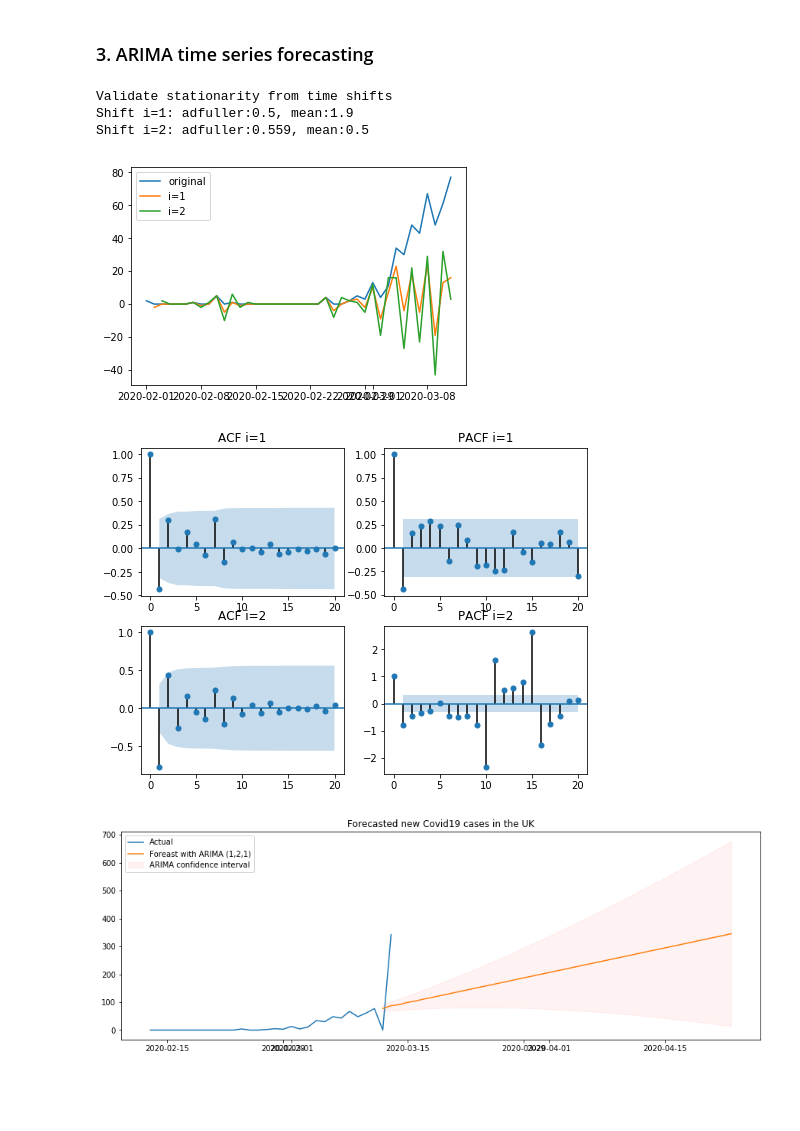
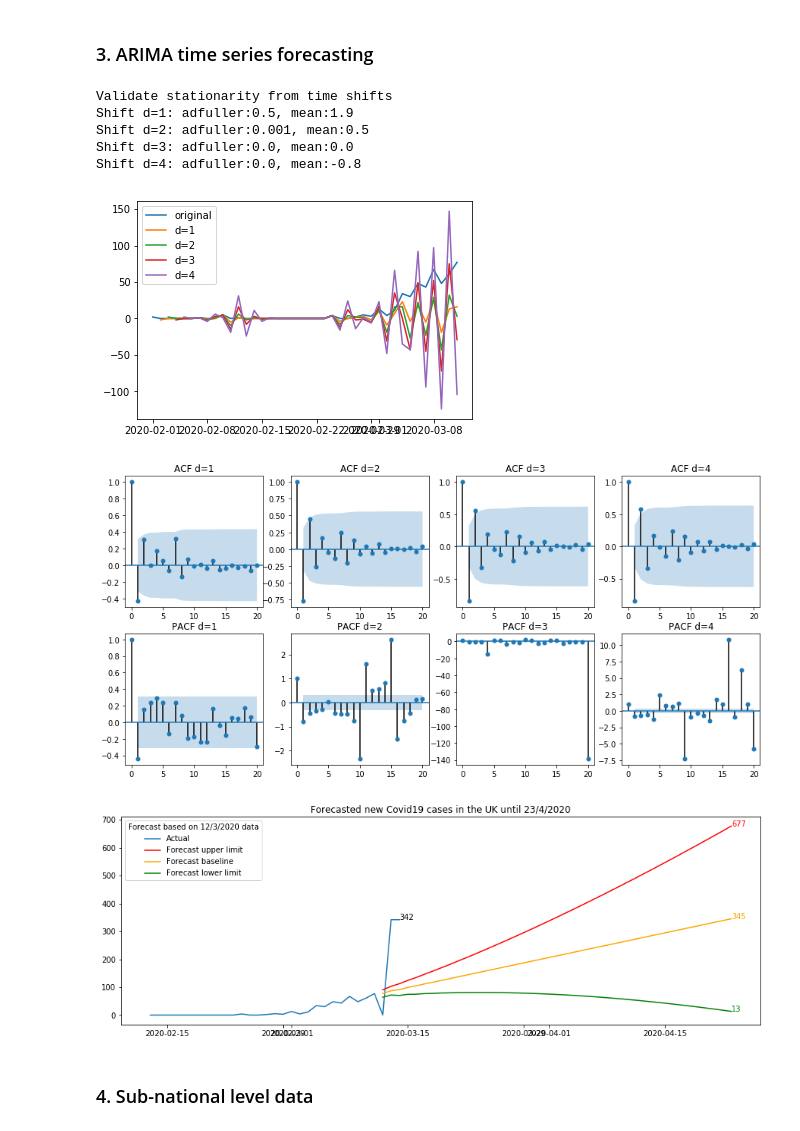
Before and after one commit to khairulomar/Covid-19, a Jupyter notebook: Covid19.ipynb, the cells around one changed output. Drawn from its saved outputs; the diff is of its cells as text; code cells hidden in the pictures; blank space fills up the shorter version.

```diff
--- a/Covid19.ipynb
+++ b/Covid19.ipynb
@@ -43,7 +43,7 @@ for day in range(1,29+1):
     df_feb = pd.concat([df_feb, rec])
 
 # Latest Mar date
-day = 13
+day = 14
 
 # Fetch Mar data to date
 df_mar = pd.DataFrame()
@@ -140,35 +137,47 @@ New confirmed cases from 1/2/2020 to 13/3/2020
 # %%
 dfuk0 = df1[df1.country=='United Kingdom'].new_confirmed.sort_index()
 
-# Select relevant period
-dfuk  = dfuk0[:-2]
+# Select relevant period for model input
+dfuk  = dfuk0[:-3]
 
 # Shift data
 dfuk1  = dfuk - dfuk.shift(1)
 dfuk2  = dfuk1 - dfuk1.shift(1)
+dfuk3  = dfuk2 - dfuk2.shift(1)
+dfuk4  = dfuk3 - dfuk3.shift(1)
 print(f'Validate stationarity from time shifts')
-print(f'Shift i=1: adfuller:{round(adfuller(dfuk1[1:])[1],3)}, mean:{round(np.nanmean(dfuk1),1)}')
-print(f'Shift i=2: adfuller:{round(adfuller(dfuk1[2:])[1],3)}, mean:{round(np.nanmean(dfuk2),1)}')
+print(f'Shift d=1: adfuller:{round(adfuller(dfuk1[1:])[1],3)}, mean:{round(np.nanmean(dfuk1),1)}')
+print(f'Shift d=2: adfuller:{round(adfuller(dfuk2[2:])[1],3)}, mean:{round(np.nanmean(dfuk2),1)}')
+print(f'Shift d=3: adfuller:{round(adfuller(dfuk3[3:])[1],3)}, mean:{round(np.nanmean(dfuk3),1)}')
+print(f'Shift d=4: adfuller:{round(adfuller(dfuk4[4:])[1],3)}, mean:{round(np.nanmean(dfuk4),1)}')
 
 plt.plot(dfuk, label='original')
-plt.plot(dfuk1, label='i=1')
-plt.plot(dfuk2, label='i=2')
+plt.plot(dfuk1, label='d=1')
+plt.plot(dfuk2, label='d=2')
+plt.plot(dfuk3, label='d=3')
+plt.plot(dfuk4, label='d=4')
 plt.legend()
 plt.show()
 # %% [output]
 Validate stationarity from time shifts
-Shift i=1: adfuller:0.5, mean:1.9
-Shift i=2: adfuller:0.559, mean:0.5
+Shift d=1: adfuller:0.5, mean:1.9
+Shift d=2: adfuller:0.001, mean:0.5
+Shift d=3: adfuller:0.0, mean:0.0
+Shift d=4: adfuller:0.0, mean:-0.8
-[figure, old version]
+[figure, new version]
 # %%
 # Check ACF & PCF
-fig, axes = plt.subplots(ncols=2, nrows=2, figsize=(8,6))
-plot_acf(dfuk1[1:], lags=20, ax=axes.flat[0], title='ACF i=1')
-plot_pacf(dfuk1[1:], lags=20, ax=axes.flat[1], title='PACF i=1')
-plot_acf(dfuk2[2:], lags=20, ax=axes.flat[2], title='ACF i=2')
-plot_pacf(dfuk2[2:], lags=20, ax=axes.flat[3], title='PACF i=2');
+fig, axes = plt.subplots(ncols=4, nrows=2, figsize=(15,7))
+plot_acf(dfuk1[1:], lags=20, ax=axes.flat[0], title='ACF d=1')
+plot_acf(dfuk2[2:], lags=20, ax=axes.flat[1], title='ACF d=2')
+plot_acf(dfuk3[3:], lags=20, ax=axes.flat[2], title='ACF d=3')
+plot_acf(dfuk4[4:], lags=20, ax=axes.flat[3], title='ACF d=4')
+plot_pacf(dfuk1[1:], lags=20, ax=axes.flat[4], title='PACF d=1')
+plot_pacf(dfuk2[2:], lags=20, ax=axes.flat[5], title='PACF d=2')
+plot_pacf(dfuk3[3:], lags=20, ax=axes.flat[6], title='PACF d=3')
+plot_pacf(dfuk4[4:], lags=20, ax=axes.flat[7], title='PACF d=4');
 # %% [output]
-[figure, old version]
+[figure, new version]
 # %%
 # Run model
 p, d, q = 1, 2, 1
@@ -183,14 +192,25 @@ test_end   = test_start + oneday * 7*6
 act_start  = test_start - oneday * 7*4
 pred = sarima.predict(start=test_start, end=test_end, dynamic=True)
 pred_conf = sarima.get_forecast(len(pred)).conf_int()
+upper = pred_conf.iloc[:,1]
+lower = pred_conf.iloc[:,0].clip(0)
 
 # Plot data
 fig, ax = plt.subplots(figsize=(15,5))
 plt.plot(dfuk0[act_start:], label='Actual')
-plt.plot(pred, label='Foreast with ARIMA (1,2,1)')
-plt.fill_between(pred.index, pred_conf.iloc[:,1], pred_conf.iloc[:,0].clip(0), color='r', alpha=.05, label='ARIMA confidence interval');
-plt.legend(loc='upper left')
-ax.set_title('Forecasted new Covid19 cases in the UK')
+plt.plot(upper, label='Forecast upper limit', c='red')
+plt.plot(pred, label='Forecast baseline', c='orange')
+plt.plot(lower, label='Forecast lower limit', c='green')
+plt.text(dfuk0.index.max(), dfuk0[-1], dfuk0[-1])
+plt.text(test_end, int(upper.iloc[-1]), int(upper.iloc[-1]), color='red')
+plt.text(test_end, int(pred.iloc[-1]), int(pred.iloc[-1]), color='orange')
+plt.text(test_end, int(lower.iloc[-1]), int(lower.iloc[-1]), color='green')
+
+# plt.fill_between(pred.index, pred_conf.iloc[:,1], pred_conf.iloc[:,0].clip(0), color='r', alpha=.05, label='ARIMA confidence interval');
+plt.legend(loc='upper left', title=f'Forecast based on {test_start.day}/{test_start.month}/2020 data')
+ax.set_title(f'Forecasted new Covid19 cases in the UK until {test_end.day}/{test_end.month}/2020')
 plt.show()
 # %% [output]
-[figure, old version]
+[figure, new version]
+# %% [markdown]
+### 4. Sub-national level data
```
Also changed, not shown: parts of 5 cells of this notebook, 2 other files.
